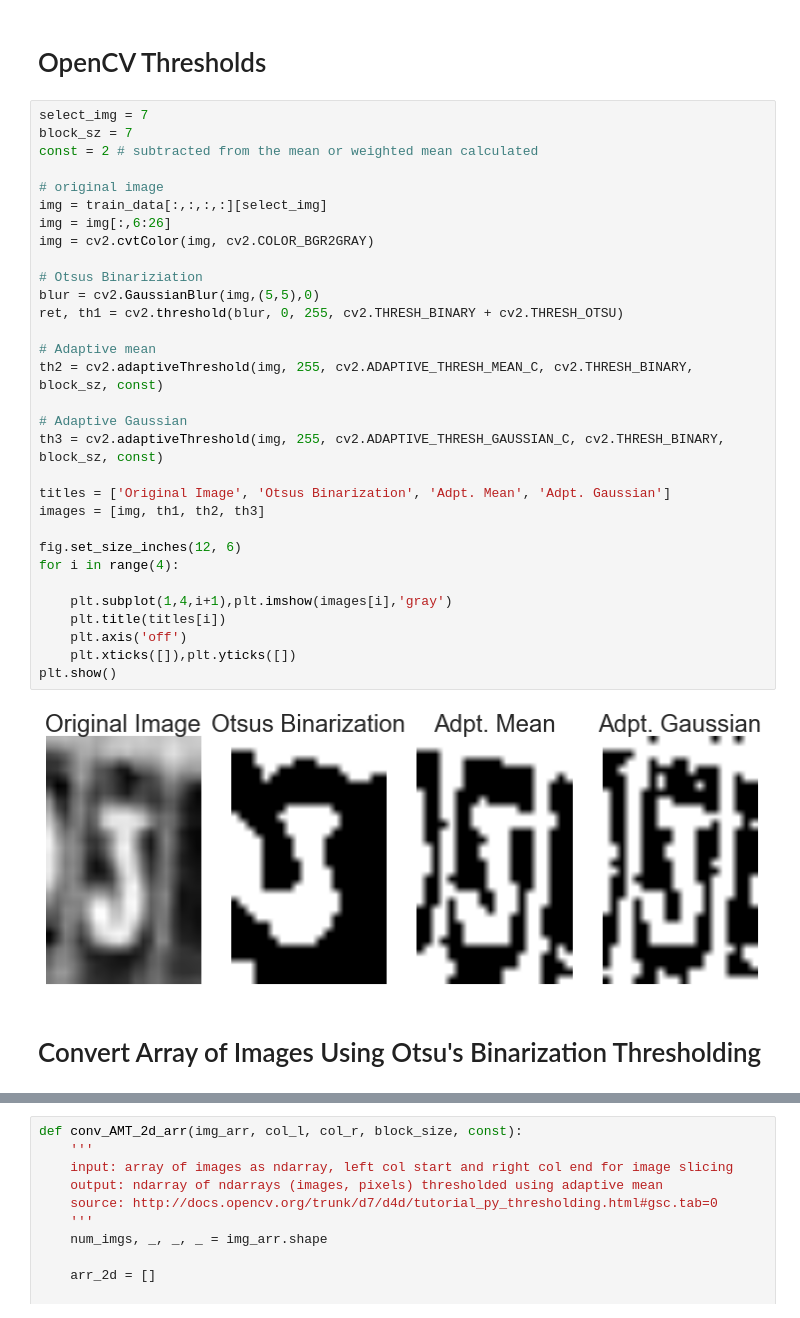
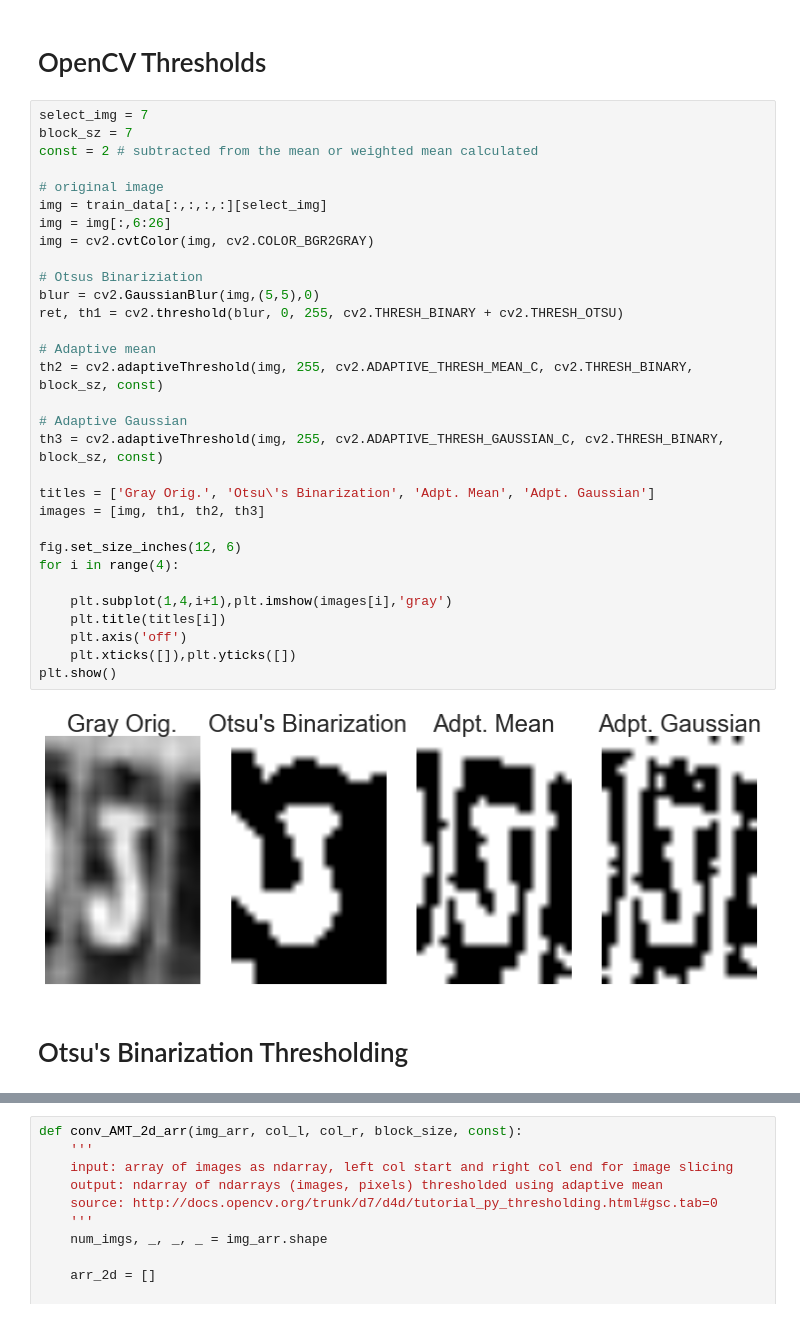
Before and after one commit to bryantbiggs/mcnulty-03, a Jupyter notebook: preprocess.ipynb, the cells around one changed output, grey strips where cells are left out. Cells and saved outputs as stored; diff of their text form.

```diff
--- a/preprocess.ipynb
+++ b/preprocess.ipynb
@@ -232,35 +232,35 @@ plt.show()
 select_img = 7
 block_sz = 7
 const = 2 # subtracted from the mean or weighted mean calculated
 
 # original image
 img = train_data[:,:,:,:][select_img]
 img = img[:,6:26]
 img = cv2.cvtColor(img, cv2.COLOR_BGR2GRAY)
 
 # Otsus Binariziation
 blur = cv2.GaussianBlur(img,(5,5),0)
 ret, th1 = cv2.threshold(blur, 0, 255, cv2.THRESH_BINARY + cv2.THRESH_OTSU)
 
 # Adaptive mean
 th2 = cv2.adaptiveThreshold(img, 255, cv2.ADAPTIVE_THRESH_MEAN_C, cv2.THRESH_BINARY, block_sz, const)
 
 # Adaptive Gaussian
 th3 = cv2.adaptiveThreshold(img, 255, cv2.ADAPTIVE_THRESH_GAUSSIAN_C, cv2.THRESH_BINARY, block_sz, const)
 
-titles = ['Original Image', 'Otsus Binarization', 'Adpt. Mean', 'Adpt. Gaussian']
+titles = ['Gray Orig.', 'Otsu\'s Binarization', 'Adpt. Mean', 'Adpt. Gaussian']
 images = [img, th1, th2, th3]
 
 fig.set_size_inches(12, 6)
 for i in range(4):
 
     plt.subplot(1,4,i+1),plt.imshow(images[i],'gray')
     plt.title(titles[i])
     plt.axis('off')
     plt.xticks([]),plt.yticks([])
 plt.show()
 # %% [output]
-[figure, old version]
+[figure, new version]
 # %% [markdown]
-# Convert Array of Images Using Otsu's Binarization Thresholding
+# Otsu's Binarization Thresholding
 # %%
```
Also changed, not shown: parts of 13 cells of this notebook.
